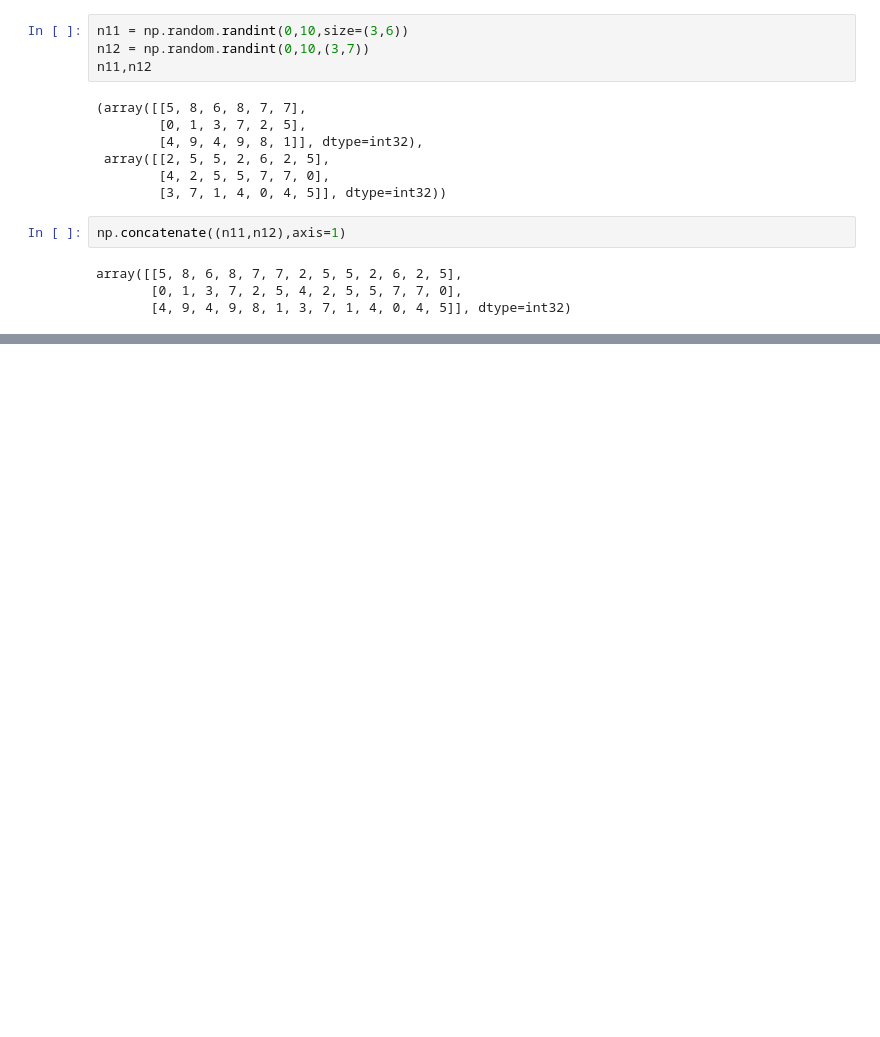
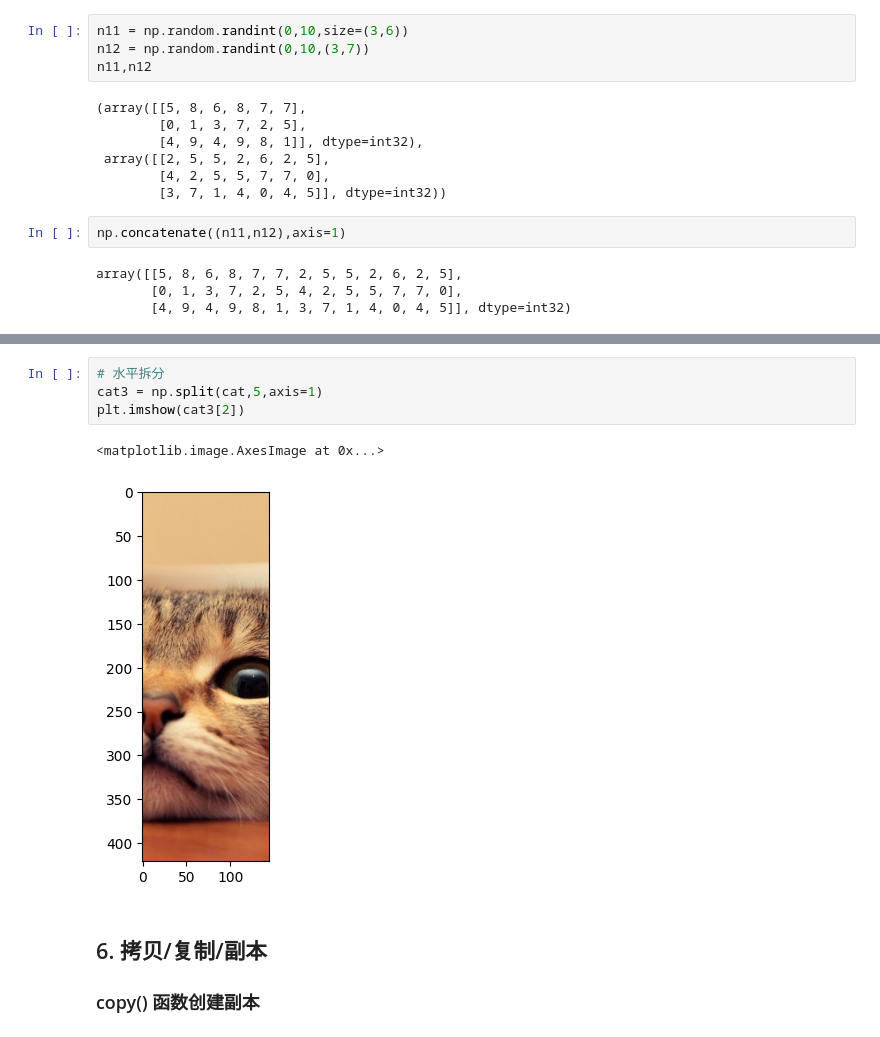
Before and after one commit to lqklqk/python-data-analysis, a Jupyter notebook: 千锋/numpy/02_Numpy.ipynb, the cells around one changed output, grey strips where cells are left out. Saved outputs shown, nothing was run; the diff lists cells and outputs as text; blank space fills up the shorter version.

```diff
--- a/千锋/numpy/02_Numpy.ipynb
+++ b/千锋/numpy/02_Numpy.ipynb
@@ -824,0 +952,11 @@ array([[5, 8, 6, 8, 7, 7, 2, 5, 5, 2, 6, 2, 5],
+# %%
+# 水平拆分
+cat3 = np.split(cat,5,axis=1)
+plt.imshow(cat3[2])
+# %% [output]
+<matplotlib.image.AxesImage at 0x...>
+[figure, added]
+# %% [markdown]
+## 6. 拷贝/复制/副本
+
+### copy() 函数创建副本
```
Also changed, not shown: parts of 48 cells of this notebook, 2 other files.
